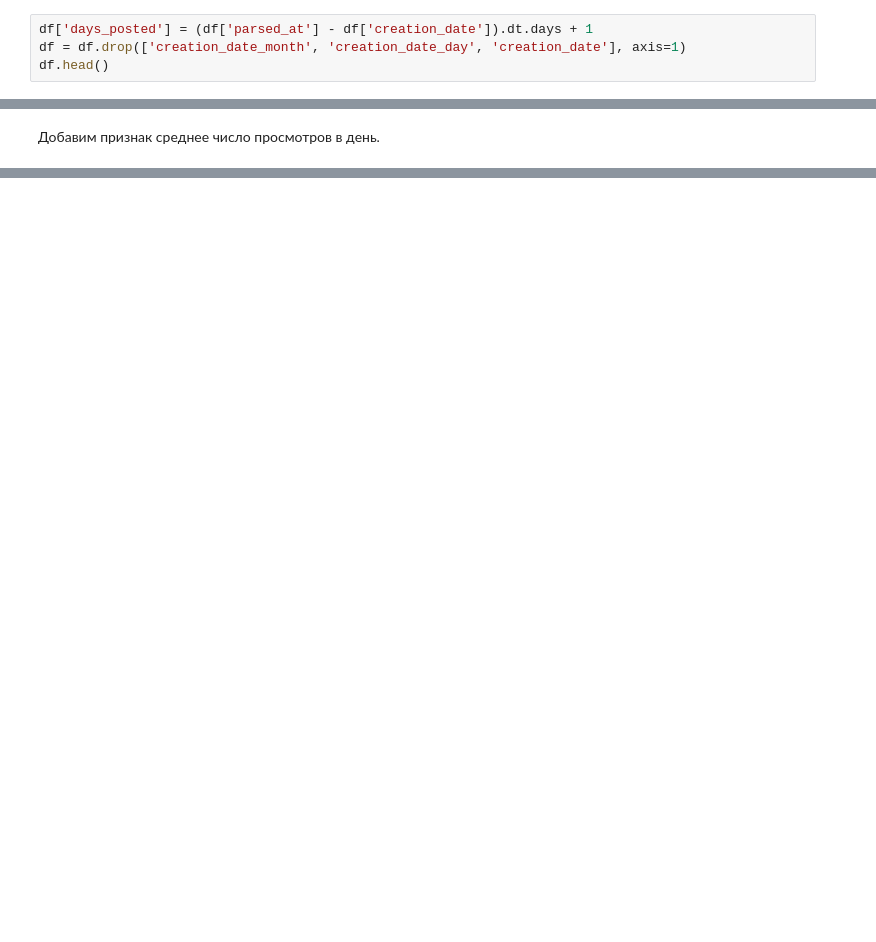
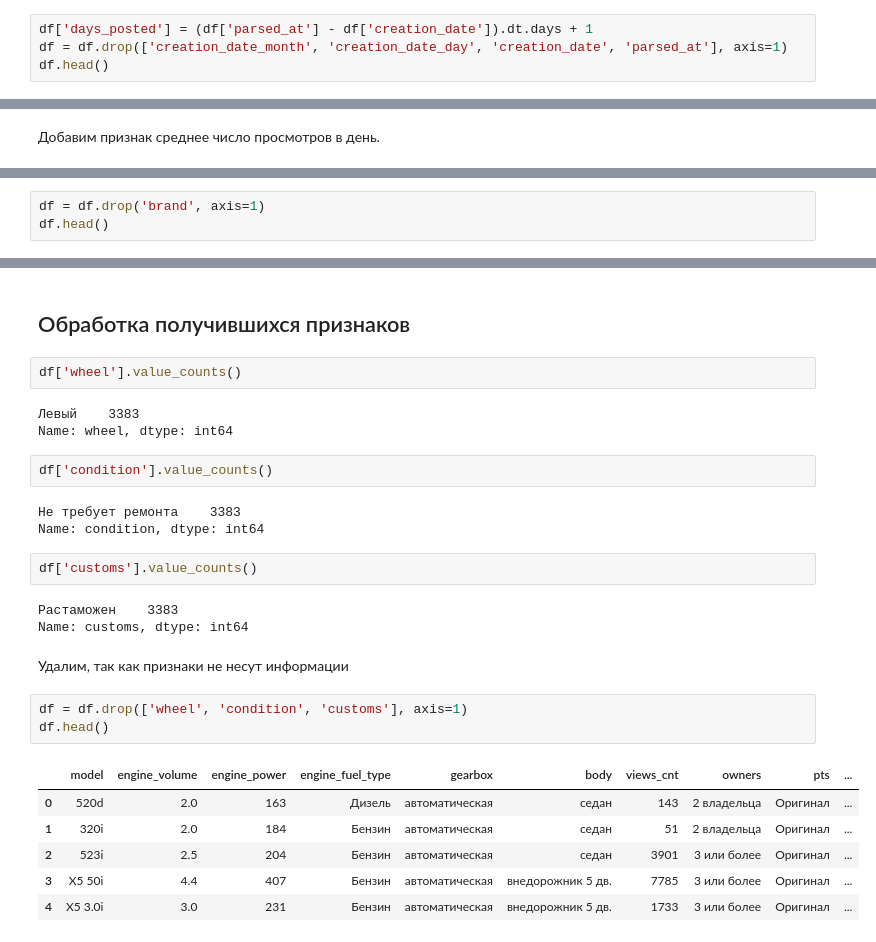
Before and after one commit to DmitySH/autoru-price-predictor, a Jupyter notebook: main.ipynb, the cells around one changed output, grey strips where cells are left out. Cells and saved outputs as stored; diff of their text form; blank space fills up the shorter version.

```diff
--- a/main.ipynb
+++ b/main.ipynb
@@ -460,7 +460,7 @@ df.head()
 5 rows × 25 columns
 # %%
 df['days_posted'] = (df['parsed_at'] - df['creation_date']).dt.days + 1
-df = df.drop(['creation_date_month', 'creation_date_day', 'creation_date'], axis=1)
+df = df.drop(['creation_date_month', 'creation_date_day', 'creation_date', 'parsed_at'], axis=1)
 df.head()
 # %% [output]
 |  | brand | model | engine_volume | engine_power | engine_fuel_type | gearbox | body | wheel | condition | ... |
@@ -498,0 +501,3 @@ df.head()
+# %%
+df = df.drop('brand', axis=1)
+df.head()
@@ -498,0 +512,29 @@ df.head()
+# %% [markdown]
+## Обработка получившихся признаков
+# %%
+df['wheel'].value_counts()
+# %% [output]
+Левый    3383
+Name: wheel, dtype: int64
+# %%
+df['condition'].value_counts()
+# %% [output]
+Не требует ремонта    3383
+Name: condition, dtype: int64
+# %%
+df['customs'].value_counts()
+# %% [output]
+Растаможен    3383
+Name: customs, dtype: int64
+# %% [markdown]
+Удалим, так как признаки не несут информации
+# %%
+df = df.drop(['wheel', 'condition', 'customs'], axis=1)
+df.head()
+# %% [output]
+|  | model | engine_volume | engine_power | engine_fuel_type | gearbox | body | views_cnt | owners | pts | ... |
+| 0 | 520d | 2.0 | 163 | Дизель | автоматическая | седан | 143 | 2 владельца | Оригинал | ... |
+| 1 | 320i | 2.0 | 184 | Бензин | автоматическая | седан | 51 | 2 владельца | Оригинал | ... |
+| 2 | 523i | 2.5 | 204 | Бензин | автоматическая | седан | 3901 | 3 или более | Оригинал | ... |
+| 3 | X5 50i | 4.4 | 407 | Бензин | автоматическая | внедорожник 5 дв. | 7785 | 3 или более | Оригинал | ... |
+| 4 | X5 3.0i | 3.0 | 231 | Бензин | автоматическая | внедорожник 5 дв. | 1733 | 3 или более | Оригинал | ... |
```
Also changed, not shown: parts of 19 cells of this notebook.
